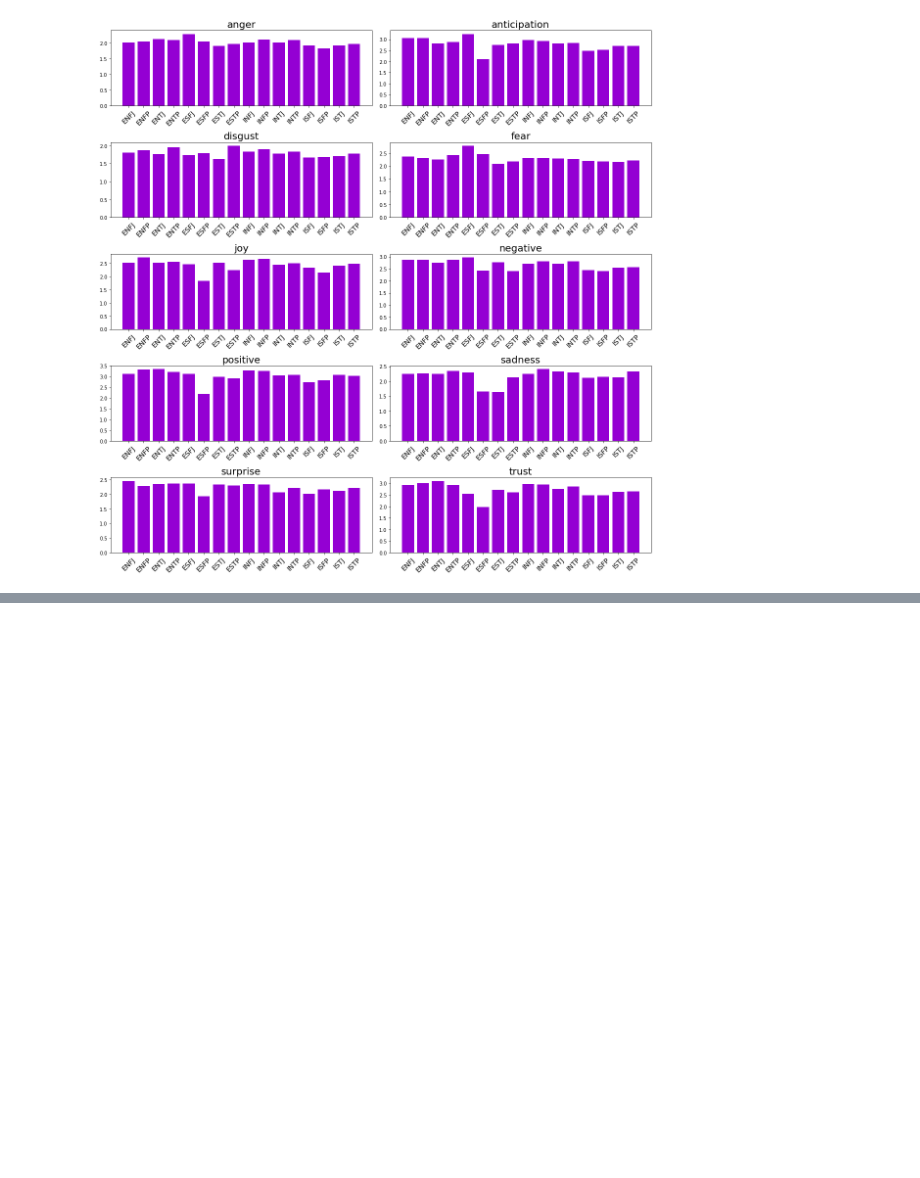
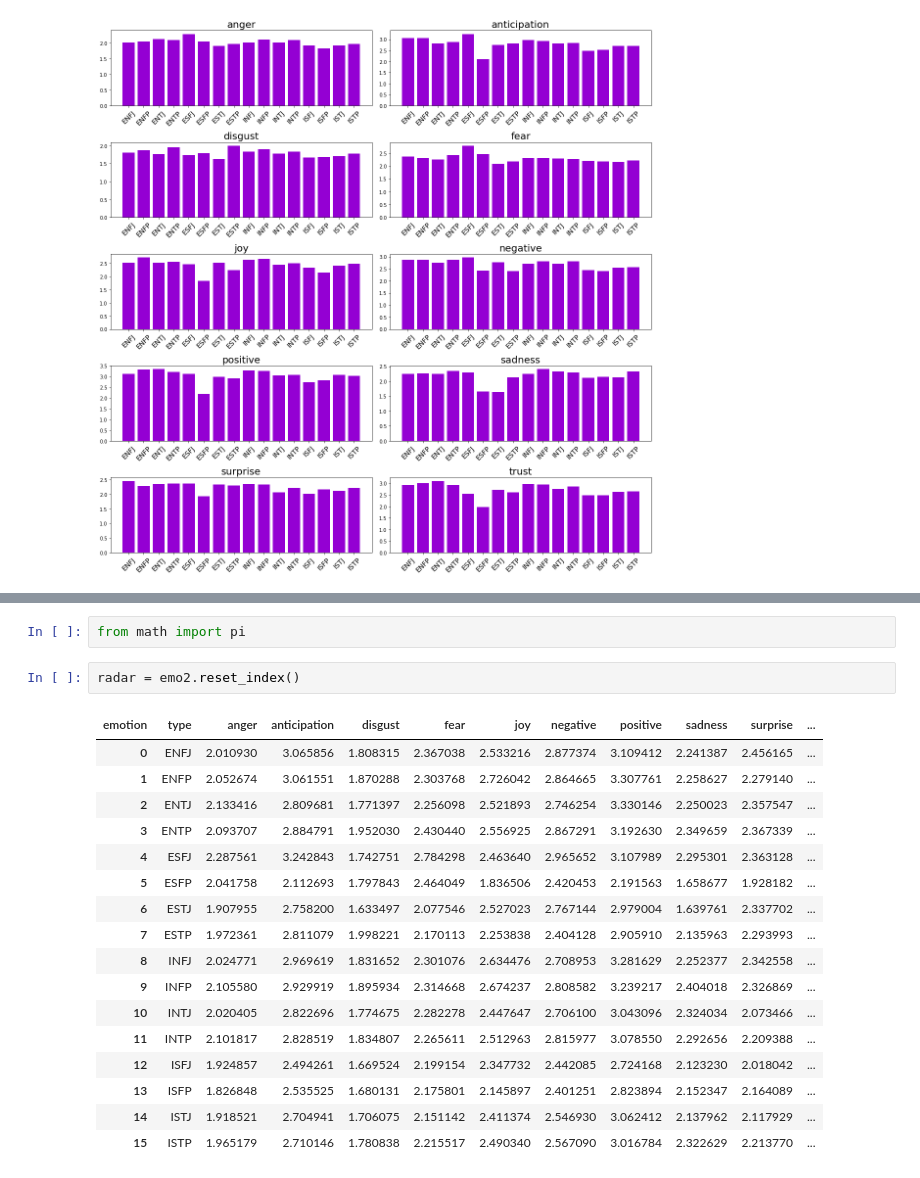
Before and after one commit to Vega-daniel/Predicting_personality, a Jupyter notebook: Emotional_Analysis.ipynb, the cells around one changed output, grey strips where cells are left out. Drawn from its saved outputs; the diff is of its cells as text; blank space fills up the shorter version.

```diff
--- a/Emotional_Analysis.ipynb
+++ b/Emotional_Analysis.ipynb
@@ -113,2 +113,24 @@ fig.savefig('emotionsByPersonality.png')
 # %% [output]
 [figure]
+# %%
+from math import pi
+# %%
+radar = emo2.reset_index()
+# %% [output]
+| emotion | type | anger | anticipation | disgust | fear | joy | negative | positive | sadness | surprise | ... |
+| 0 | ENFJ | 2.010930 | 3.065856 | 1.808315 | 2.367038 | 2.533216 | 2.877374 | 3.109412 | 2.241387 | 2.456165 | ... |
+| 1 | ENFP | 2.052674 | 3.061551 | 1.870288 | 2.303768 | 2.726042 | 2.864665 | 3.307761 | 2.258627 | 2.279140 | ... |
+| 2 | ENTJ | 2.133416 | 2.809681 | 1.771397 | 2.256098 | 2.521893 | 2.746254 | 3.330146 | 2.250023 | 2.357547 | ... |
+| 3 | ENTP | 2.093707 | 2.884791 | 1.952030 | 2.430440 | 2.556925 | 2.867291 | 3.192630 | 2.349659 | 2.367339 | ... |
+| 4 | ESFJ | 2.287561 | 3.242843 | 1.742751 | 2.784298 | 2.463640 | 2.965652 | 3.107989 | 2.295301 | 2.363128 | ... |
+| 5 | ESFP | 2.041758 | 2.112693 | 1.797843 | 2.464049 | 1.836506 | 2.420453 | 2.191563 | 1.658677 | 1.928182 | ... |
+| 6 | ESTJ | 1.907955 | 2.758200 | 1.633497 | 2.077546 | 2.527023 | 2.767144 | 2.979004 | 1.639761 | 2.337702 | ... |
+| 7 | ESTP | 1.972361 | 2.811079 | 1.998221 | 2.170113 | 2.253838 | 2.404128 | 2.905910 | 2.135963 | 2.293993 | ... |
+| 8 | INFJ | 2.024771 | 2.969619 | 1.831652 | 2.301076 | 2.634476 | 2.708953 | 3.281629 | 2.252377 | 2.342558 | ... |
+| 9 | INFP | 2.105580 | 2.929919 | 1.895934 | 2.314668 | 2.674237 | 2.808582 | 3.239217 | 2.404018 | 2.326869 | ... |
+| 10 | INTJ | 2.020405 | 2.822696 | 1.774675 | 2.282278 | 2.447647 | 2.706100 | 3.043096 | 2.324034 | 2.073466 | ... |
+| 11 | INTP | 2.101817 | 2.828519 | 1.834807 | 2.265611 | 2.512963 | 2.815977 | 3.078550 | 2.292656 | 2.209388 | ... |
+| 12 | ISFJ | 1.924857 | 2.494261 | 1.669524 | 2.199154 | 2.347732 | 2.442085 | 2.724168 | 2.123230 | 2.018042 | ... |
+| 13 | ISFP | 1.826848 | 2.535525 | 1.680131 | 2.175801 | 2.145897 | 2.401251 | 2.823894 | 2.152347 | 2.164089 | ... |
+| 14 | ISTJ | 1.918521 | 2.704941 | 1.706075 | 2.151142 | 2.411374 | 2.546930 | 3.062412 | 2.137962 | 2.117929 | ... |
+| 15 | ISTP | 1.965179 | 2.710146 | 1.780838 | 2.215517 | 2.490340 | 2.567090 | 3.016784 | 2.322629 | 2.213770 | ... |
```
Also changed, not shown: parts of 3 cells of this notebook, 18 other files.
